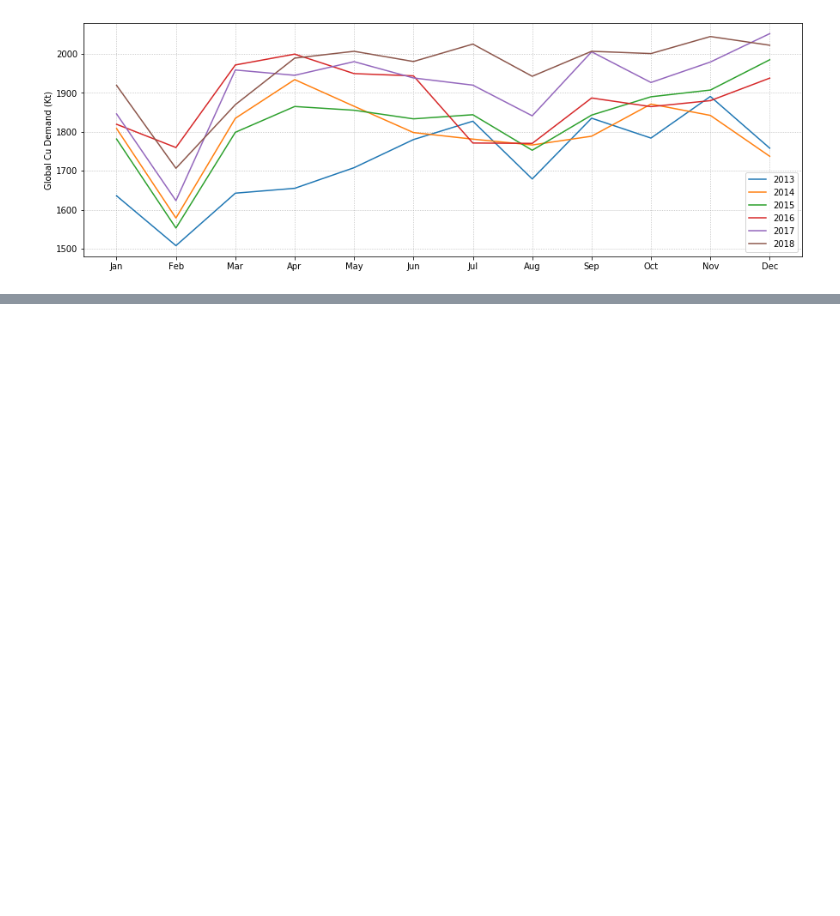
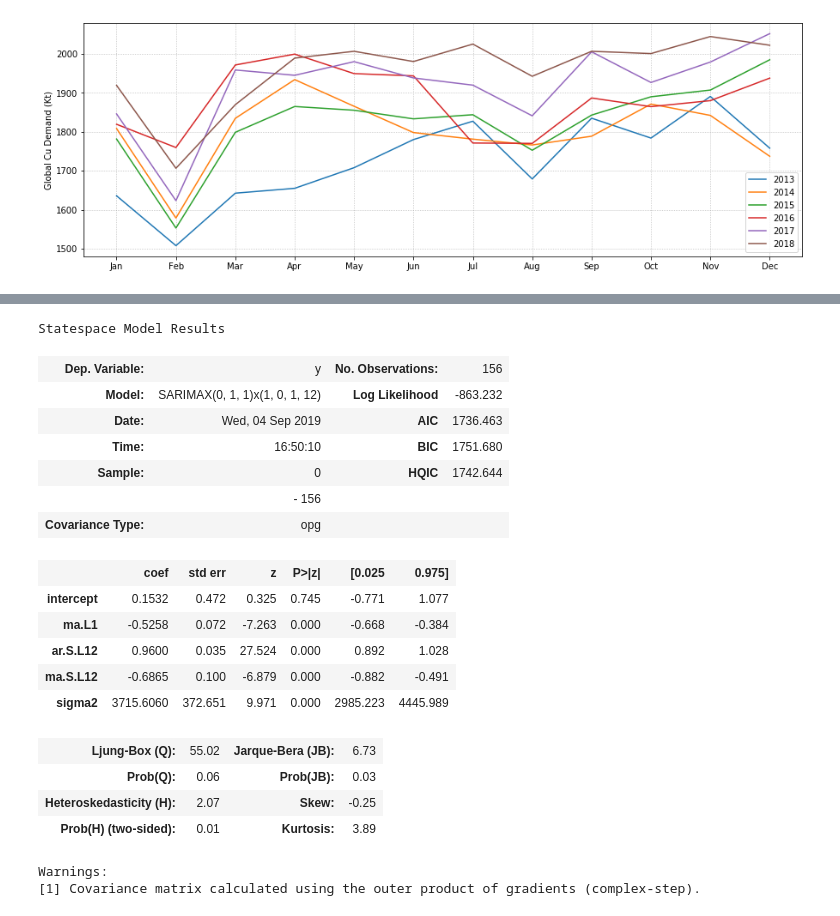
Before and after one commit to rfow/notebooks, a Jupyter notebook: Demand Forecast.ipynb, the cells around one changed output, grey strips where cells are left out. Cells and saved outputs as stored; diff of their text form; code cells hidden in the pictures; blank space fills up the shorter version.

```diff
--- a/Demand Forecast.ipynb
+++ b/Demand Forecast.ipynb
@@ -83,0 +106,23 @@ plt.plot();
+# %%
+auto_arima(sarima_train, seasonal=True, m=12, suppress_warnings=True).summary()
+# %% [output]
+Statespace Model Results
+| Dep. Variable: | y | No. Observations: | 156 |
+| Model: | SARIMAX(0, 1, 1)x(1, 0, 1, 12) | Log Likelihood | -863.232 |
+| Date: | Wed, 04 Sep 2019 | AIC | 1736.463 |
+| Time: | 16:50:10 | BIC | 1751.680 |
+| Sample: | 0 | HQIC | 1742.644 |
+|  | - 156 |  |  |
+| Covariance Type: | opg |  |  |
+|  | coef | std err | z | P>|z| | [0.025 | 0.975] |
+| intercept | 0.1532 | 0.472 | 0.325 | 0.745 | -0.771 | 1.077 |
+| ma.L1 | -0.5258 | 0.072 | -7.263 | 0.000 | -0.668 | -0.384 |
+| ar.S.L12 | 0.9600 | 0.035 | 27.524 | 0.000 | 0.892 | 1.028 |
+| ma.S.L12 | -0.6865 | 0.100 | -6.879 | 0.000 | -0.882 | -0.491 |
+| sigma2 | 3715.6060 | 372.651 | 9.971 | 0.000 | 2985.223 | 4445.989 |
+| Ljung-Box (Q): | 55.02 | Jarque-Bera (JB): | 6.73 |
+| Prob(Q): | 0.06 | Prob(JB): | 0.03 |
+| Heteroskedasticity (H): | 2.07 | Skew: | -0.25 |
+| Prob(H) (two-sided): | 0.01 | Kurtosis: | 3.89 |
+Warnings:
+[1] Covariance matrix calculated using the outer product of gradients (complex-step).
```
Also changed, not shown: parts of 15 cells of this notebook.
